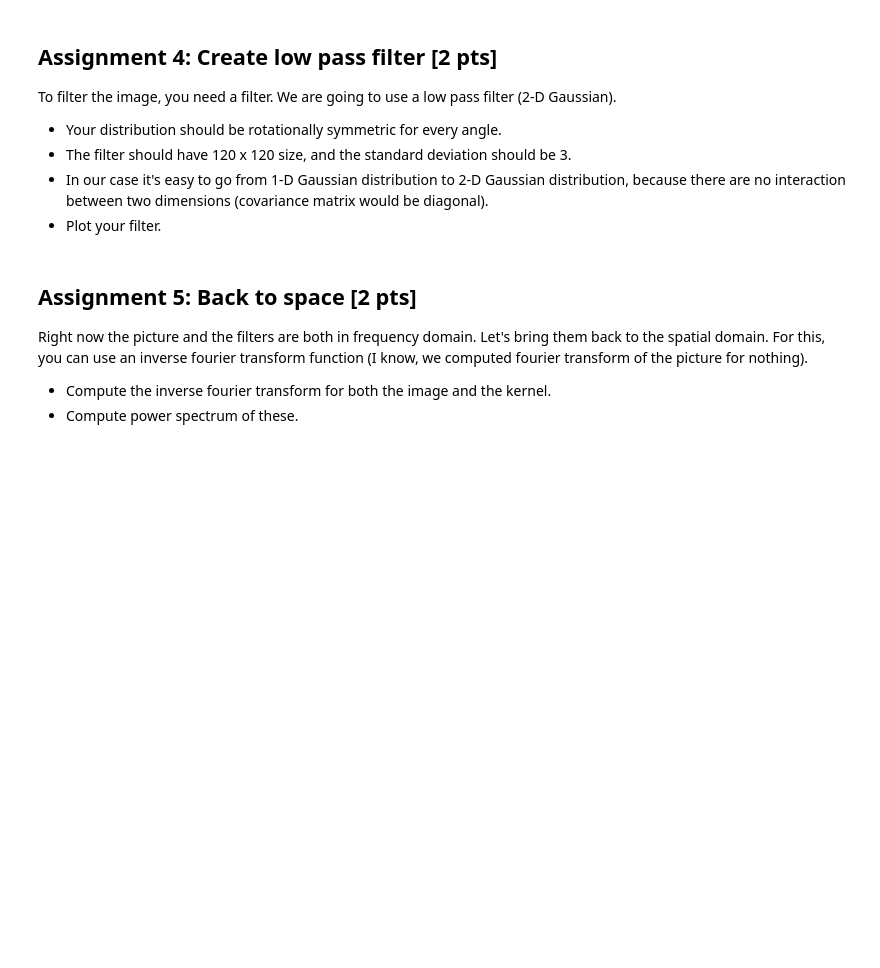
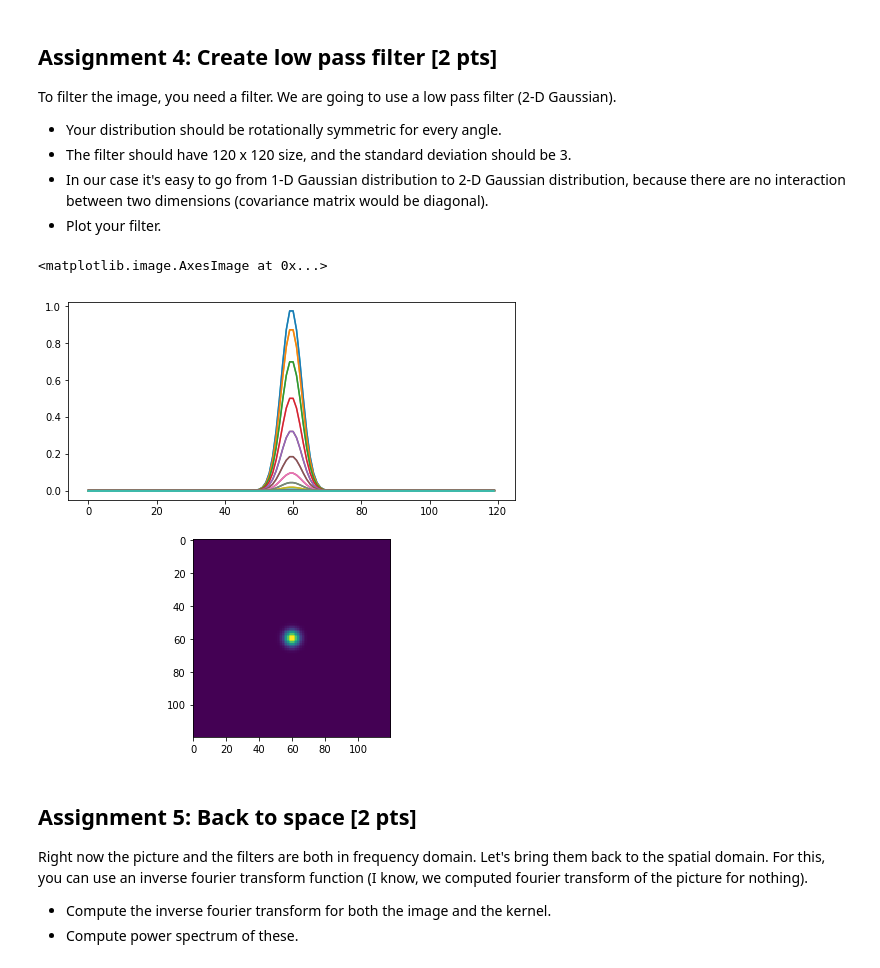
Before and after one commit to NBP-ACC/week-9-acc_5, a Jupyter notebook: sheet07.ipynb, the cells around one changed output. Cells and saved outputs as stored; diff of their text form; code cells hidden in the pictures; blank space fills up the shorter version.

```diff
--- a/sheet07.ipynb
+++ b/sheet07.ipynb
@@ -122,3 +120,14 @@ To filter the image, you need a filter. We are going to use a low pass filter (2
+# %%
+gkern1d = signal.gaussian(120, std=3)
+gkern2d = np.outer(gkern1d, gkern1d)
+
+figs, ax = plt.subplots(nrows=2, figsize=(8,8))
+
+ax[0].plot(gkern2d)
+ax[1].imshow(gkern2d)
+# %% [output]
+<matplotlib.image.AxesImage at 0x...>
+[figure, added]
 # %% [markdown]
 ## Assignment 5: Back to space [2 pts]
 Right now the picture and the filters are both in frequency domain. Let's bring them back to the spatial domain. For this, you can use an inverse fourier transform function (I know, we computed fourier transform of the picture for nothing).
```
Also changed, not shown: parts of 1 cell of this notebook.
